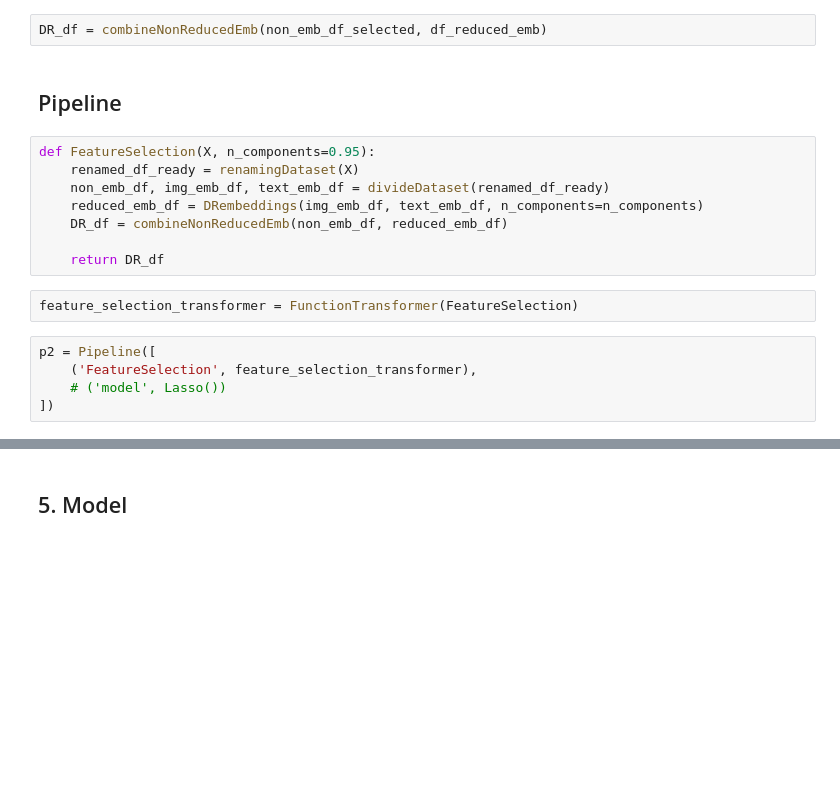
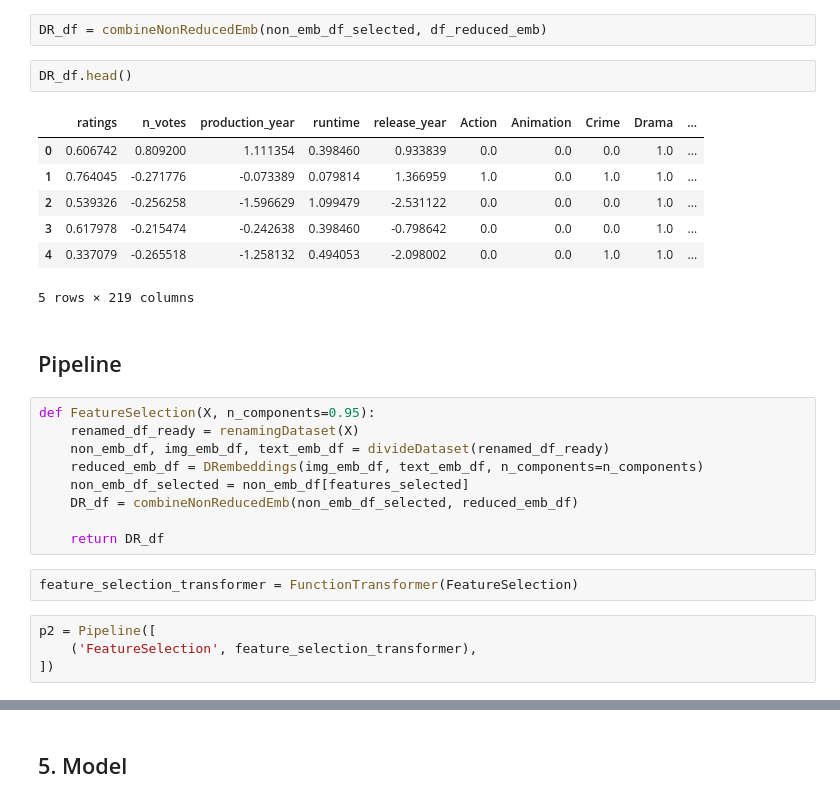
Before and after one commit to Siqi-Hu/LELEC2870-project, a Jupyter notebook: scripts/feastureSelection_3.ipynb, the cells around one changed output, grey strips where cells are left out. Saved outputs shown, nothing was run; the diff lists cells and outputs as text; blank space fills up the shorter version.

```diff
--- a/scripts/feastureSelection_3.ipynb
+++ b/scripts/feastureSelection_3.ipynb
@@ -199,6 +199,16 @@ def combineNonReducedEmb(non_emb_df_selected, reduced_emb_df):
     return DR_df
 # %%
 DR_df = combineNonReducedEmb(non_emb_df_selected, df_reduced_emb)
+# %%
+DR_df.head()
+# %% [output]
+|  | ratings | n_votes | production_year | runtime | release_year | Action | Animation | Crime | Drama | ... |
+| 0 | 0.606742 | 0.809200 | 1.111354 | 0.398460 | 0.933839 | 0.0 | 0.0 | 0.0 | 1.0 | ... |
+| 1 | 0.764045 | -0.271776 | -0.073389 | 0.079814 | 1.366959 | 1.0 | 0.0 | 1.0 | 1.0 | ... |
+| 2 | 0.539326 | -0.256258 | -1.596629 | 1.099479 | -2.531122 | 0.0 | 0.0 | 0.0 | 1.0 | ... |
+| 3 | 0.617978 | -0.215474 | -0.242638 | 0.398460 | -0.798642 | 0.0 | 0.0 | 0.0 | 1.0 | ... |
+| 4 | 0.337079 | -0.265518 | -1.258132 | 0.494053 | -2.098002 | 0.0 | 0.0 | 1.0 | 1.0 | ... |
+5 rows × 219 columns
 # %% [markdown]
 ## Pipeline
 # %%
@@ -206,7 +216,8 @@ def FeatureSelection(X, n_components=0.95):
     renamed_df_ready = renamingDataset(X)
     non_emb_df, img_emb_df, text_emb_df = divideDataset(renamed_df_ready)
     reduced_emb_df = DRembeddings(img_emb_df, text_emb_df, n_components=n_components)
-    DR_df = combineNonReducedEmb(non_emb_df, reduced_emb_df)
+    non_emb_df_selected = non_emb_df[features_selected]
+    DR_df = combineNonReducedEmb(non_emb_df_selected, reduced_emb_df)
 
     return DR_df
 # %%
@@ -214,7 +225,6 @@ feature_selection_transformer = FunctionTransformer(FeatureSelection)
 # %%
 p2 = Pipeline([
     ('FeatureSelection', feature_selection_transformer),
-    # ('model', Lasso())
 ])
 # %%
 p2.fit_transform(X1)
```
Also changed, not shown: parts of 3 cells of this notebook, 1 other file.
